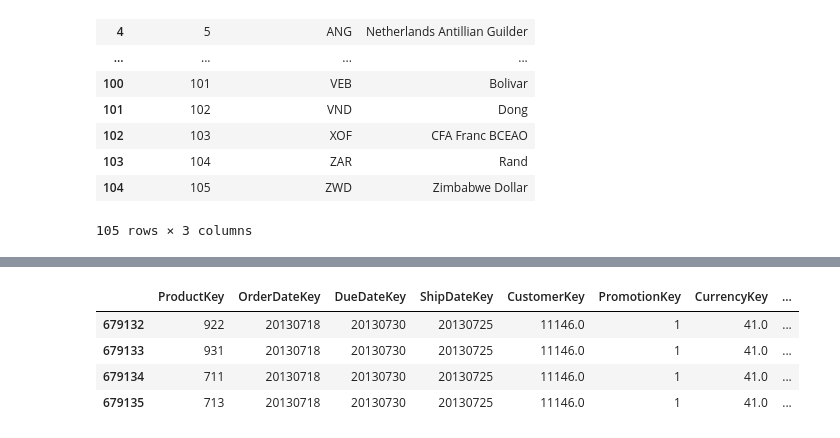
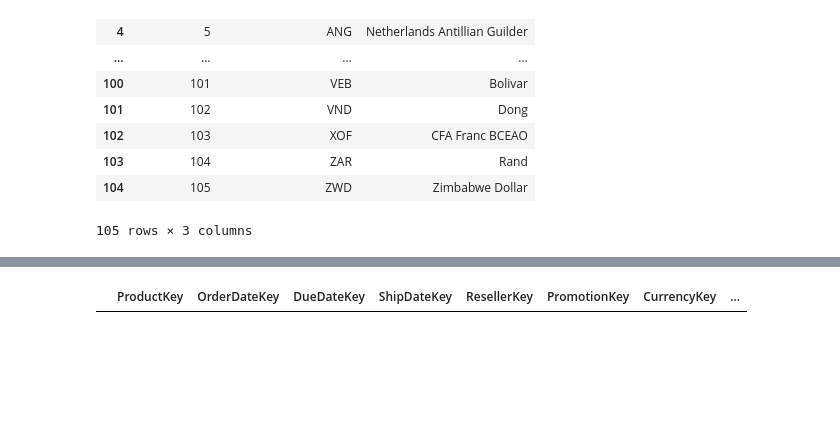
Before and after one commit to AngieJoya99/ETL-proyecto, a Jupyter notebook: pruebaConexion.ipynb, the cells around one changed output, grey strips where cells are left out. Saved outputs shown, nothing was run; the diff lists cells and outputs as text; code cells hidden in the pictures; blank space fills up the shorter version.

Commit message:
fact

```diff
--- a/pruebaConexion.ipynb
+++ b/pruebaConexion.ipynb
@@ -477,0 +461,35 @@ dimCustomer
+# %%
+def extractStoreDemographics(engine):
+    query = """
+    WITH XMLNAMESPACES (
+        'http://schemas.microsoft.com/sqlserver/2004/07/adventure-works/StoreSurvey' AS ss
+    )
+    SELECT
+        s.BusinessEntityID AS BusinessEntityID,
+        s.Name AS ResellerName,
+        s.SalesPersonID AS StorePersonID,
+
+        s.Demographics.value('(ss:StoreSurvey/ss:YearOpened)[1]', 'int') AS YearOpened,
+        s.Demographics.value('(ss:StoreSurvey/ss:AnnualSales)[1]', 'money') AS AnnualSales,
+        s.Demographics.value('(ss:StoreSurvey/ss:AnnualRevenue)[1]', 'money') AS AnnualRevenue,
+        s.Demographics.value('(ss:StoreSurvey/ss:NumberEmployees)[1]', 'int') AS NumberEmployees,
+        s.Demographics.value('(ss:StoreSurvey/ss:BankName)[1]', 'nvarchar(100)') AS BankName,
+        s.Demographics.value('(ss:StoreSurvey/ss:BusinessType)[1]', 'nvarchar(20)') AS BusinessType,
+        s.Demographics.value('(ss:StoreSurvey/ss:Specialty)[1]', 'nvarchar(50)') AS ProductLine
+
+    FROM Sales.Store s;
+    """
+
+    return pd.read_sql_query(query, con=engine)
+
+storeDemographics = extractStoreDemographics(oltp)
+# %%
+dimReseller = transformDimReseller(
+    sales["Customer"],
+    sales["SalesOrderHeader"],
+    person["PersonPhone"],
+    person["Address"],
+    person["BusinessEntityAddress"],
+    storeDemographics
+)
+dimReseller
@@ -576,21 +668,17 @@ def transformFactInternetSales(product, salesOrderDetail, salesOrderHeader, cust
 # %%
-fact = transformFactInternetSales(
+fact = transformFactResellerSales(
     production["Product"],
     sales["SalesOrderDetail"],
     sales["SalesOrderHeader"],
-    sales["Customer"],
-    dimCustomer,
     dimCurrency,
     sales["CurrencyRate"],
     person["StateProvince"],
-    sales["SalesTaxRate"]
+    sales["SalesTaxRate"],
+    dimReseller
 )
 
-fact[fact["SalesOrderNumber"] == "SO52813"]
+fact
+#fact[fact["SalesOrderNumber"] == "SO43659"]
 #dimCustomer[dimCustomer["CustomerKey"] == 11146]
 # %% [output]
-|  | ProductKey | OrderDateKey | DueDateKey | ShipDateKey | CustomerKey | PromotionKey | CurrencyKey | ... |
-| 679132 | 922 | 20130718 | 20130730 | 20130725 | 11146.0 | 1 | 41.0 | ... |
-| 679133 | 931 | 20130718 | 20130730 | 20130725 | 11146.0 | 1 | 41.0 | ... |
-| 679134 | 711 | 20130718 | 20130730 | 20130725 | 11146.0 | 1 | 41.0 | ... |
-| 679135 | 713 | 20130718 | 20130730 | 20130725 | 11146.0 | 1 | 41.0 | ... |
+|  | ProductKey | OrderDateKey | DueDateKey | ShipDateKey | ResellerKey | PromotionKey | CurrencyKey | ... |
```
Also changed, not shown: parts of 8 cells of this notebook, 1 other file.
